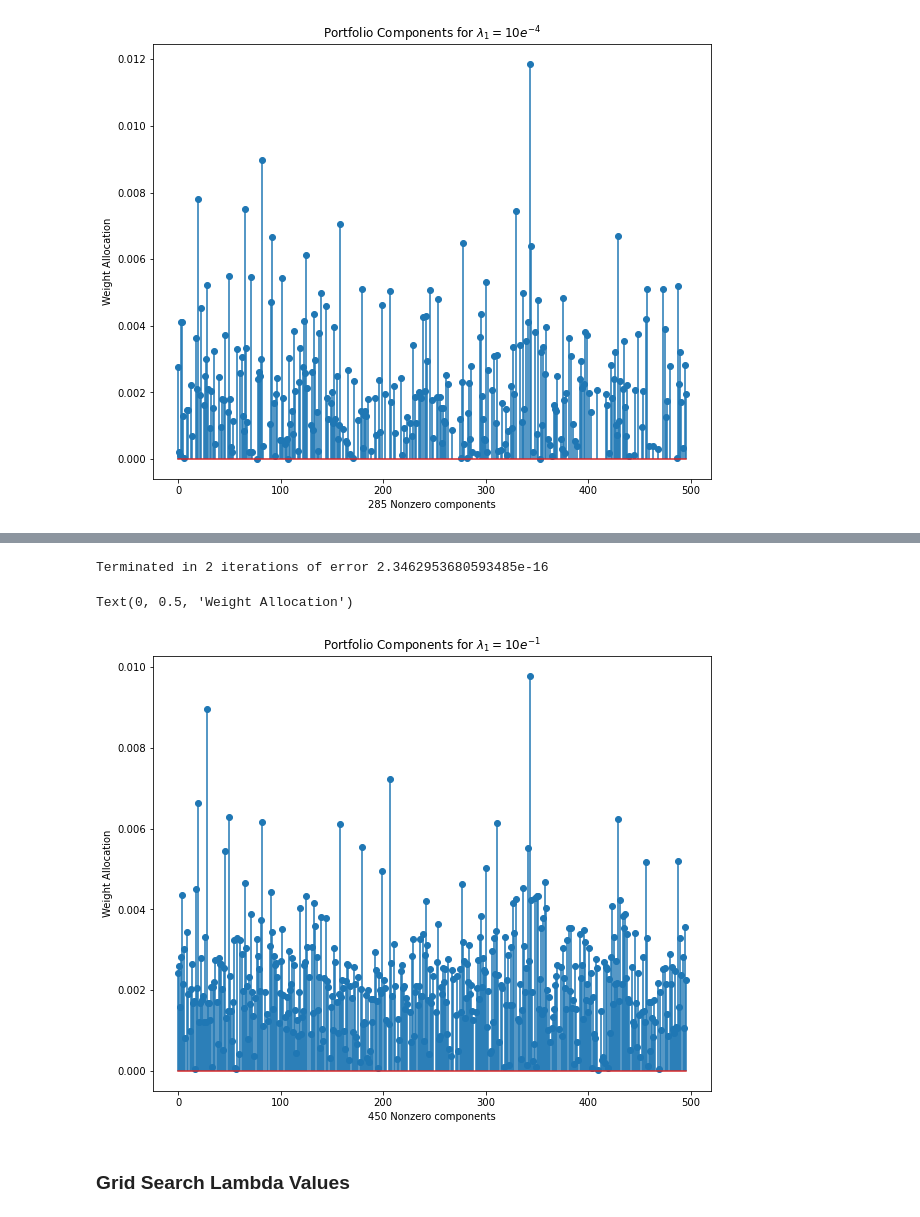
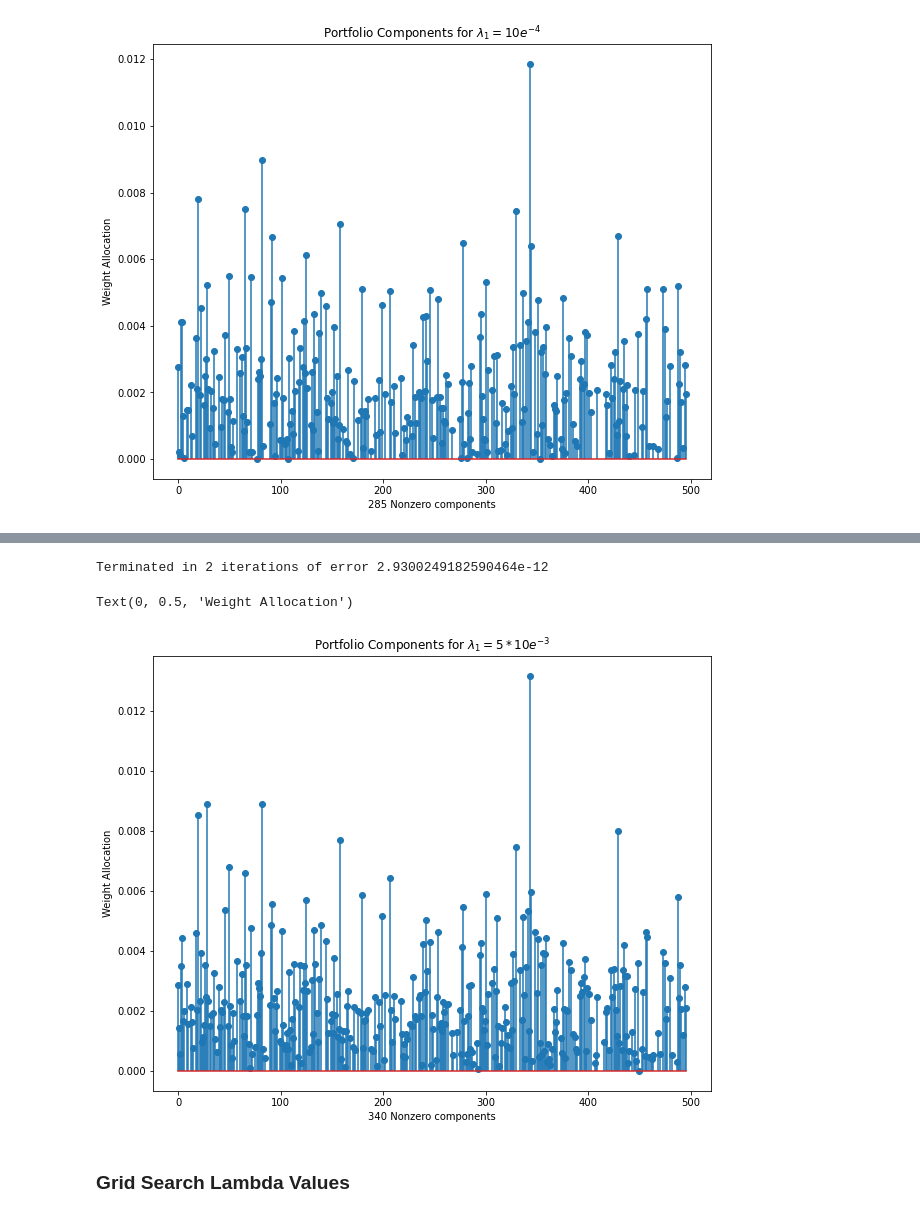
Before and after one commit to jasonbohne123/Split_Bregman_MPT, a Jupyter notebook: Split_Bregman_Portfolio.ipynb, the cells around one changed output, grey strips where cells are left out. Drawn from its saved outputs; the diff is of its cells as text; code cells hidden in the pictures.

```diff
--- a/Split_Bregman_Portfolio.ipynb
+++ b/Split_Bregman_Portfolio.ipynb
@@ -16,7 +16,7 @@ equity_data=pd.read_csv('equity_data_2019.csv')
 equity_data.index=equity_data['Date']
 equity_data=equity_data.drop(columns=['Date'])
 
-returns=equity_data.pct_change()
+returns=(equity_data/equity_data.shift(1))-1
 returns=returns.fillna(0)
 returns=returns.iloc[1:]
 frac=0.5
@@ -208,19 +208,19 @@ Text(0, 0.5, 'Weight Allocation')
 # %%
-lambda1=10e-1
+lambda1=5e-3
 w3,error3=split_bregman(returns_cov,returns_mean,lambda1=lambda1,tol=1e-8,maxiter=25,approach=2)
 # %% [output]
-Terminated in 2 iterations of error 2.3462953680593485e-16
+Terminated in 2 iterations of error 2.9300249182590464e-12
 # %%
 nonzero_w3=np.where(w3>0)[0]
 
 fig,ax=plt.subplots(figsize=(10,8))
-plt.title("Portfolio Components for $\lambda_1=10e^{-1}$")
+plt.title("Portfolio Components for $\lambda_1=5*10e^{-3}$")
 ax.stem(nonzero_w3,w3[nonzero_w3])
 plt.xlabel(f"{len(nonzero_w3)} Nonzero components")
 plt.ylabel("Weight Allocation")
 # %% [output]
 Text(0, 0.5, 'Weight Allocation')
-[figure, old version]
+[figure, new version]
 # %% [markdown]
 ### Grid Search Lambda Values
 # %%
```
Also changed, not shown: parts of 11 cells of this notebook.
